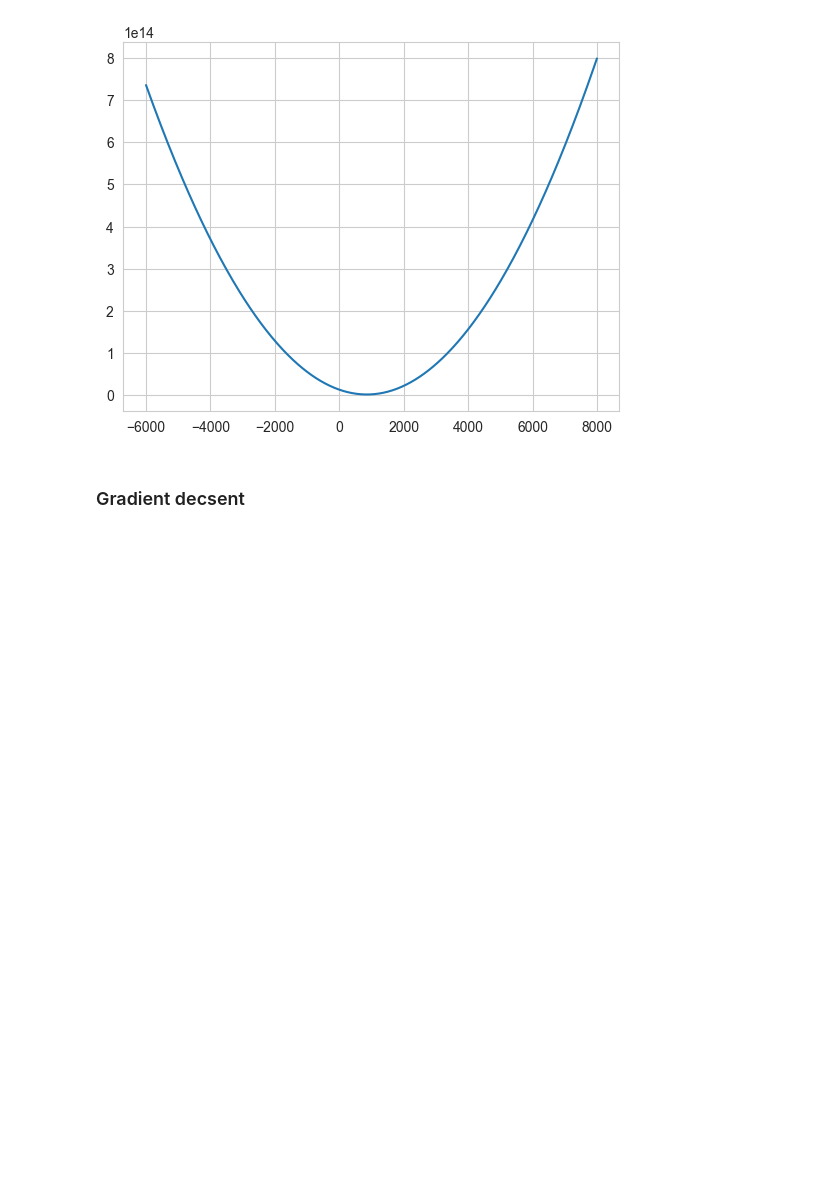
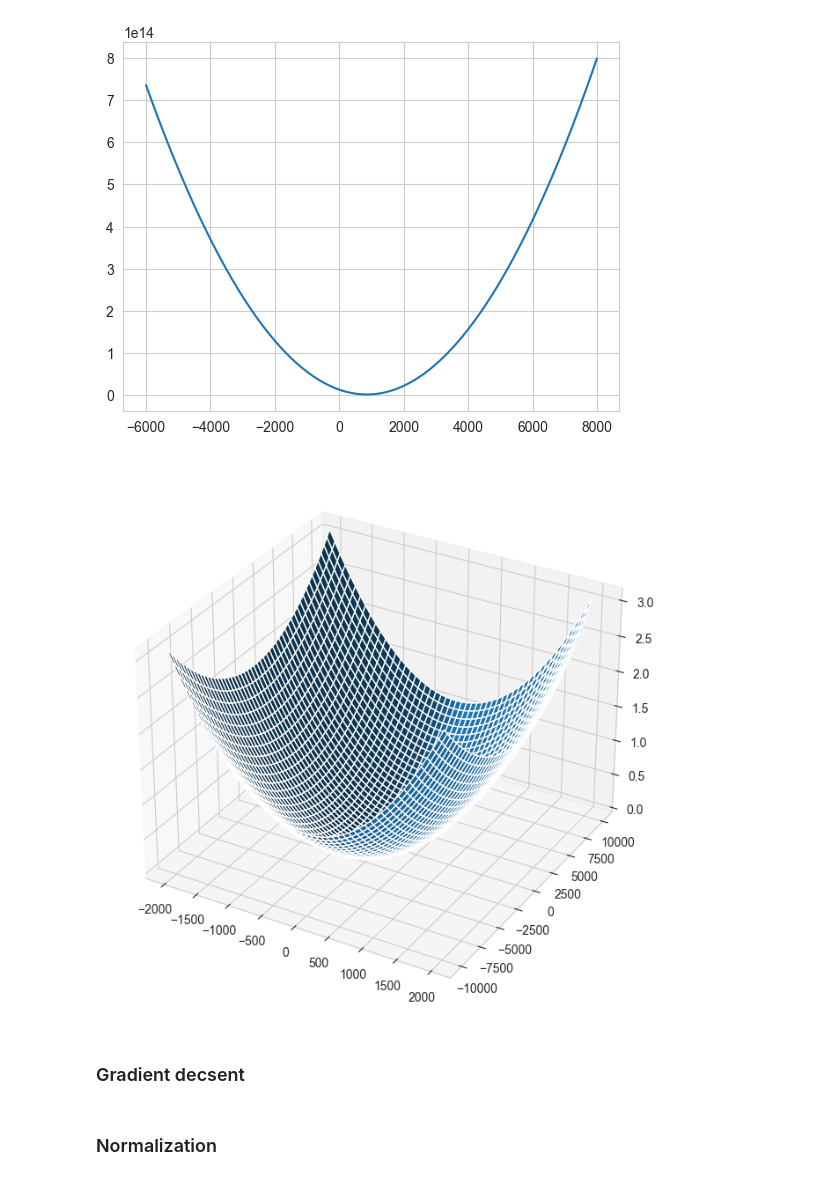
Before and after one commit to YuliiaChorna1/DataScience-03.1-Machine_Learning-Scikit-learn, a Jupyter notebook: linear_regression_practice.ipynb, the cells around one changed output. Saved outputs shown, nothing was run; the diff lists cells and outputs as text; code cells hidden in the pictures; blank space fills up the shorter version.

```diff
--- a/linear_regression_practice.ipynb
+++ b/linear_regression_practice.ipynb
@@ -56,16 +56,18 @@ plt.show()
 # %%
 grid_w_0 = np.arange(-2000, 2000, 10)
 grid_w_1 = np.arange(-10000, 10000, 20)
 
 w_0, w_1 = np.meshgrid(grid_w_0, grid_w_1)
 
-z = loss_function(w_0, w_1, df)
+z = loss_function(w_0, w_1, norm)
 
 sns.set_style("whitegrid")
 fig = plt.figure(figsize=(14, 8))
 ax = fig.add_subplot(projection = "3d")
 ax.plot_surface(w_0, w_1, z)
 plt.show()
+# %% [output]
+[figure, added]
 # %% [markdown]
 ### Gradient decsent
 # %%
@@ -94,0 +120,2 @@ def grad_descent(weights, df, num_iter, learning_rate=0.001, epsilon=0.01):
+# %% [markdown]
+### Normalization
```
Also changed, not shown: parts of 30 cells of this notebook.
